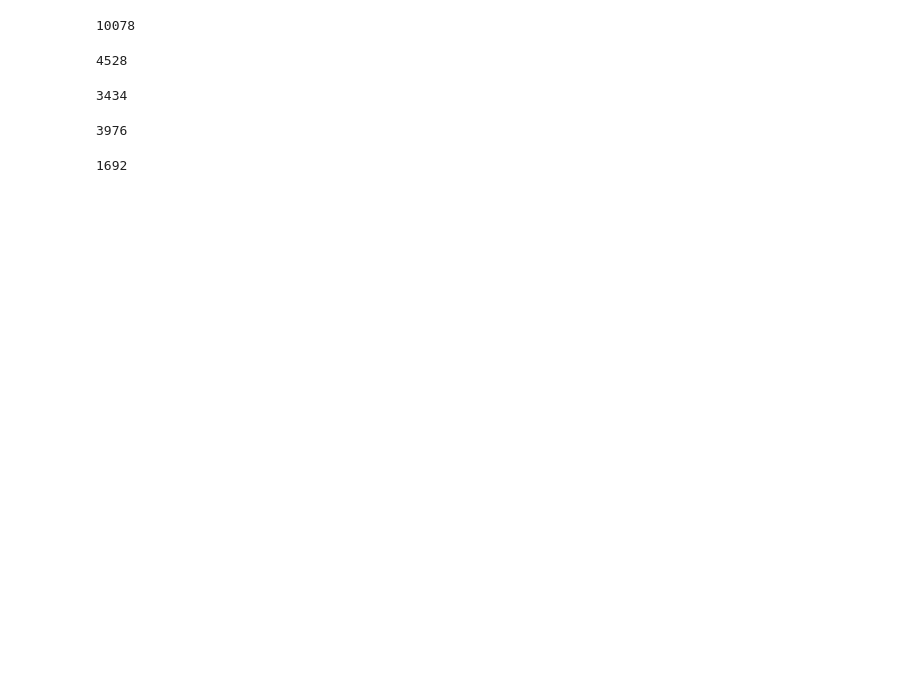
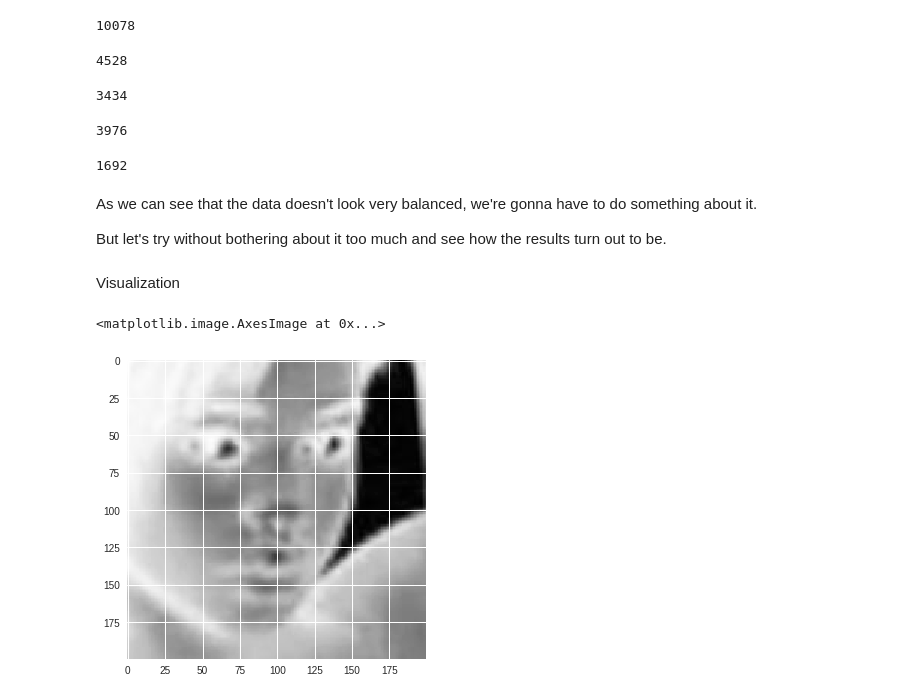
Before and after one commit to DOLARIK/Machine-Learning-Projects, a Jupyter notebook: Properties_from_Face_Detection_30_11_2018.ipynb, the cells around one changed output. Drawn from its saved outputs; the diff is of its cells as text; code cells hidden in the pictures; blank space fills up the shorter version.

```diff
--- a/Properties_from_Face_Detection_30_11_2018.ipynb
+++ b/Properties_from_Face_Detection_30_11_2018.ipynb
@@ -133,7 +118,7 @@ import matplotlib.pyplot as plt
 # %%
 white = []
 for image in os.listdir('Race/0/'):
-  img = cv2.imread(os.path.join('/content/Race/0/',image))
+  img = cv2.imread(os.path.join('/content/Race/0/',image), cv2.IMREAD_GRAYSCALE)
   if img is not None:
     white.append(img)
 
@@ -143,7 +128,7 @@ print(len(white))
 # %%
 black = []
 for image in os.listdir('Race/1/'):
-  img = cv2.imread(os.path.join('/content/Race/1/',image))
+  img = cv2.imread(os.path.join('/content/Race/1/',image), cv2.IMREAD_GRAYSCALE)
   if img is not None:
     black.append(img)
 
@@ -180,3 +165,14 @@ for image in os.listdir('Race/4/'):
 print(len(other))
 # %% [output]
 1692
+# %% [markdown]
+As we can see that the data doesn't look very balanced, we're gonna have to do something about it.
+
+But let's try without bothering about it too much and see how the results turn out to be.
+# %% [markdown]
+Visualization
+# %%
+plt.imshow(black[1])
+# %% [output]
+<matplotlib.image.AxesImage at 0x...>
+[figure, added]
```
Also changed, not shown: parts of 31 cells of this notebook.
